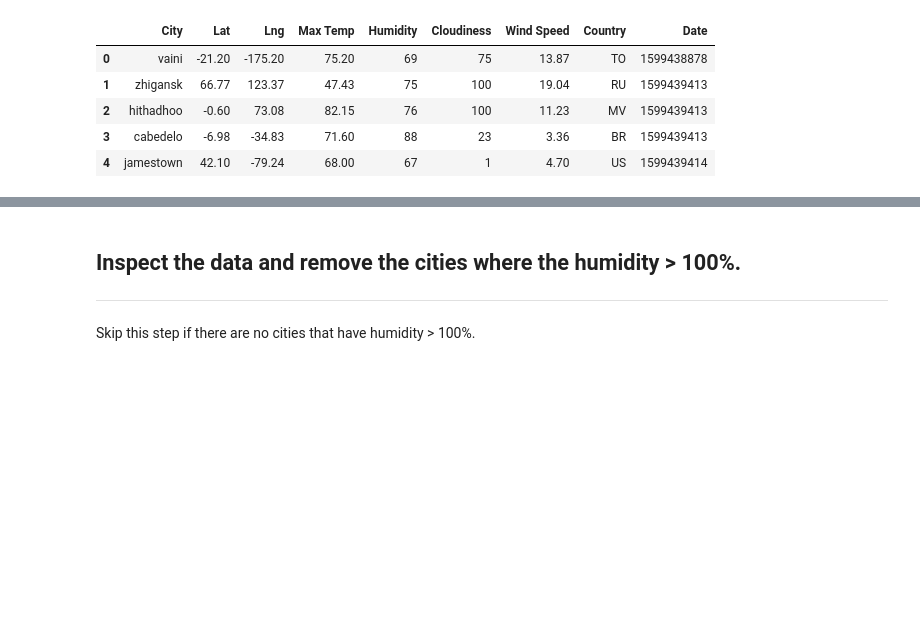
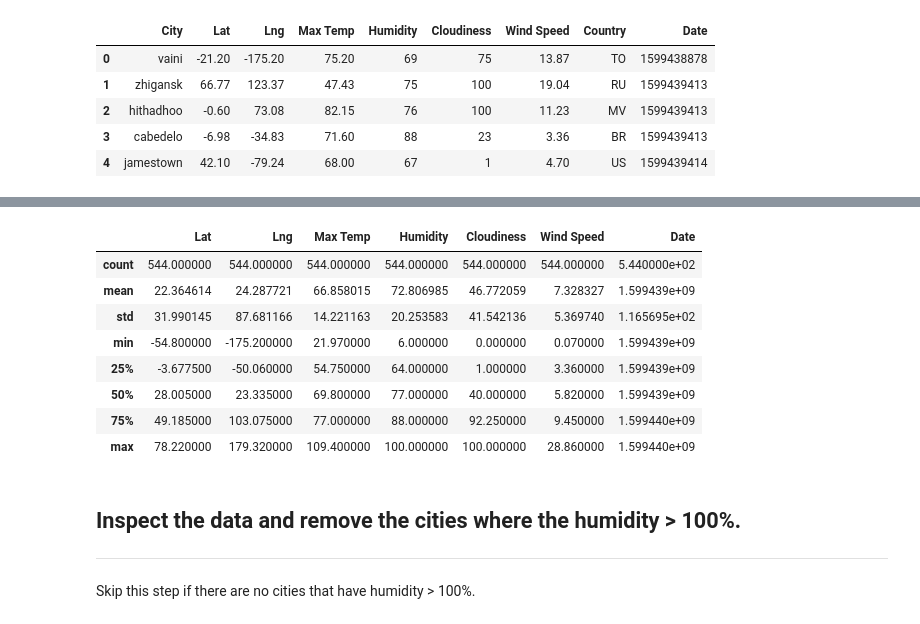
Before and after one commit to segsfem/python-api-challenge, a Jupyter notebook: WeatherPy/WeatherPy.ipynb, the cells around one changed output, grey strips where cells are left out. Cells and saved outputs as stored; diff of their text form; code cells hidden in the pictures; blank space fills up the shorter version.

```diff
--- a/WeatherPy/WeatherPy.ipynb
+++ b/WeatherPy/WeatherPy.ipynb
@@ -152,3 +141,15 @@ weather_data.head()
+# %%
+weather_data.describe()
+# %% [output]
+|  | Lat | Lng | Max Temp | Humidity | Cloudiness | Wind Speed | Date |
+| count | 544.000000 | 544.000000 | 544.000000 | 544.000000 | 544.000000 | 544.000000 | 5.440000e+02 |
+| mean | 22.364614 | 24.287721 | 66.858015 | 72.806985 | 46.772059 | 7.328327 | 1.599439e+09 |
+| std | 31.990145 | 87.681166 | 14.221163 | 20.253583 | 41.542136 | 5.369740 | 1.165695e+02 |
+| min | -54.800000 | -175.200000 | 21.970000 | 6.000000 | 0.000000 | 0.070000 | 1.599439e+09 |
+| 25% | -3.677500 | -50.060000 | 54.750000 | 64.000000 | 1.000000 | 3.360000 | 1.599439e+09 |
+| 50% | 28.005000 | 23.335000 | 69.800000 | 77.000000 | 40.000000 | 5.820000 | 1.599439e+09 |
+| 75% | 49.185000 | 103.075000 | 77.000000 | 88.000000 | 92.250000 | 9.450000 | 1.599440e+09 |
+| max | 78.220000 | 179.320000 | 109.400000 | 100.000000 | 100.000000 | 28.860000 | 1.599440e+09 |
 # %% [markdown]
 ## Inspect the data and remove the cities where the humidity > 100%.
 ----
```
Also changed, not shown: parts of 5 cells of this notebook, 1 other file.
